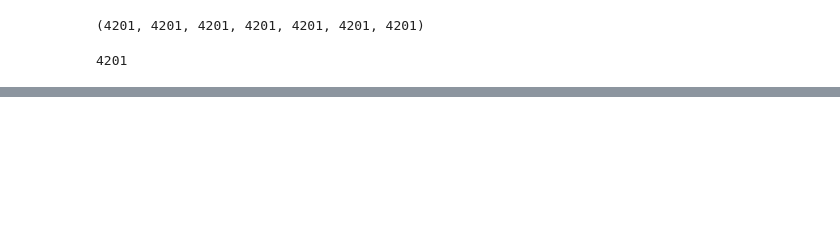
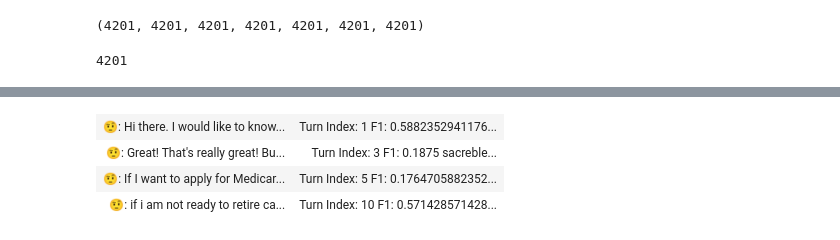
Before and after one commit to gsireesh/multidoc2dial, a Jupyter notebook: scripts/result_viz.ipynb, the cells around one changed output, grey strips where cells are left out. Cells and saved outputs as stored; diff of their text form; code cells hidden in the pictures; blank space fills up the shorter version.

```diff
--- a/scripts/result_viz.ipynb
+++ b/scripts/result_viz.ipynb
@@ -140,5 +142,17 @@ passage_map[1806]
 # %%
-dialogue_map = {}
+dialogue_map = defaultdict(lambda:{})
+doc_ids = []
 
-for i, qid in qids:
+for i, (qid, pid) in enumerate(zip(qids, pids)):
     dialogue_id, turn_id = qid.split("_")
+    doc_idx = passage_map[int(pid)]["doc_idx"]
+    dialogue_map[dialogue_id][int(turn_id)] = {
+        "query": sources[i],
+        "expected_response": targets[i],
+        "predicted_response": hypos[i],
+        "metrics": generation_metrics[i],
+        "grounding_doc": doc_idx,
+    }
+    doc_ids.append(doc_idx)
+
+dialogue_map = dict(dialogue_map)
@@ -231,0 +159,36 @@ Reference    :  [{'label': 'solution', 'id_sp': '43', 'doc_id': 'Reporting Paren
+# %%
+turn_template = """
+<tr>
+    <td style="width:70%">
+        <b>🤨:</b> {query}</br></br>
+        <b>📝:</b> {expected_response}</br></br>
+        <b>🤖:</b> {predicted_response}</br></br>
+    </td>
+    <td>
+        <b>Turn Index:</b> {turn_idx}</br>
+        F1: {F1} </br>
+        sacrebleu: {sacrebleu} </br>
+        EM: {EM} </br>
+        <b>Grounding doc:</b> {grounding_doc}
+    </td>
+</tr>
+"""
+
+def render_turn_dict(turn_idx: int, turn_dict) -> str:
+    return turn_template.format(turn_idx=turn_idx, **turn_dict, **turn_dict["metrics"])
+
+def render_dialogue(dialogue_map, dialogue_id=None):
+    if dialogue_id is None:
+        dialogue_id = random.choice(list(dialogue_map.keys()))
+    turn_renders = []
+    for turn_idx, turn_dict in dialogue_map[dialogue_id].items():
+        turn_renders.append(render_turn_dict(turn_idx, turn_dict))
+
+    return HTML("""<style>td {text-align: left; } </style><table>""" + "\n".join(turn_renders) + "</table>", )
+
+render_dialogue(dialogue_map)
+# %% [output]
+| 🤨: Hi there. I would like to know... | Turn Index: 1 F1: 0.5882352941176... |
+| 🤨: Great! That's really great! Bu... | Turn Index: 3 F1: 0.1875 sacreble... |
+| 🤨: If I want to apply for Medicar... | Turn Index: 5 F1: 0.1764705882352... |
+| 🤨: if i am not ready to retire ca... | Turn Index: 10 F1: 0.571428571428... |
```
Also changed, not shown: parts of 9 cells of this notebook.
